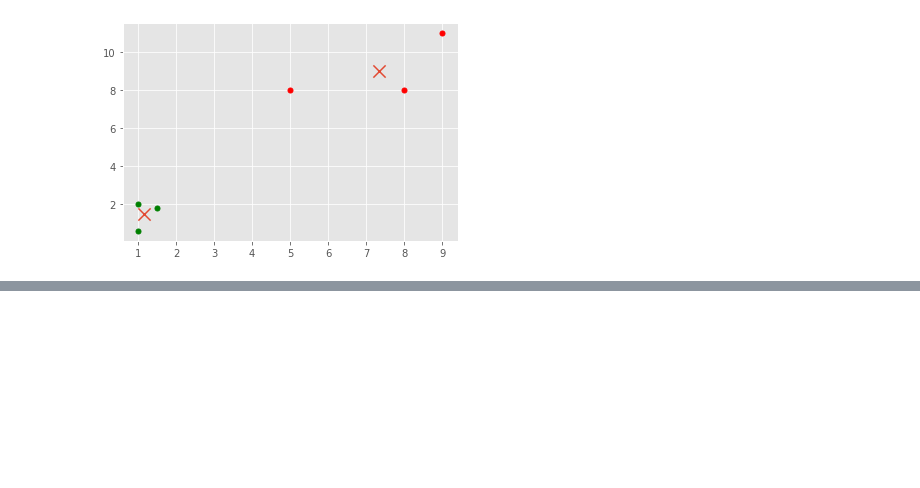
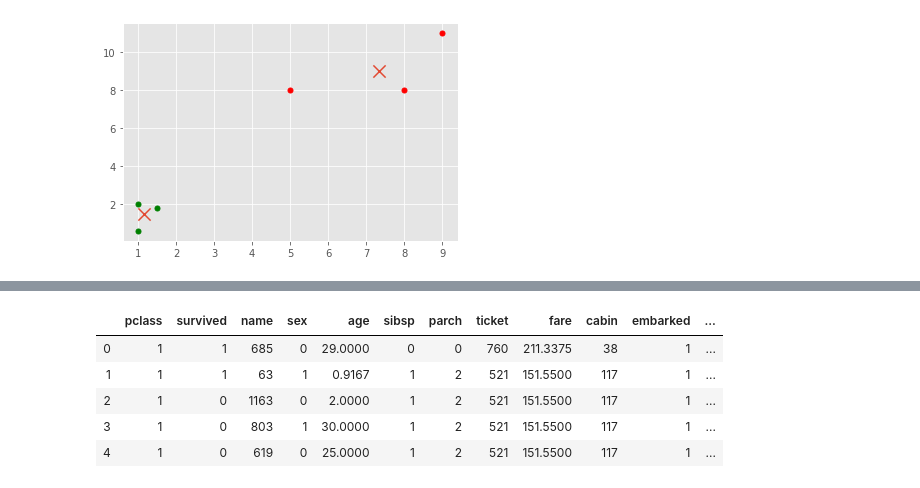
Before and after one commit to AhsanRafiqHussain/Practical-Implementation-of-ML, a Jupyter notebook: Implementation of KMeans, Clustering, K Means from scratch.ipynb, the cells around one changed output, grey strips where cells are left out. Saved outputs shown, nothing was run; the diff lists cells and outputs as text; code cells hidden in the pictures; blank space fills up the shorter version.

```diff
--- a/KMeans.ipynb
+++ b/Implementation of KMeans, Clustering, K Means from scratch.ipynb
@@ -40,0 +65,30 @@ plt.show()
+# %%
+def handle_non_numerical_data(df):
+    columns = df.columns.values
+    for column in columns:
+        text_digit_vals = {}
+        def convert_to_int(val):
+            return text_digit_vals[val]
+
+        if df[column].dtype != np.int64 and df[column].dtype != np.float64:
+            column_contents = df[column].values.tolist()
+            unique_elements = set(column_contents)
+            x = 0
+            for unique in unique_elements:
+                if unique not in text_digit_vals:
+                    text_digit_vals[unique] = x
+                    x+=1
+
+            df[column] = list(map(convert_to_int, df[column]))
+
+    return df
+# %%
+df = handle_non_numerical_data(df)
+df.head()
+# %% [output]
+|  | pclass | survived | name | sex | age | sibsp | parch | ticket | fare | cabin | embarked | ... |
+| 0 | 1 | 1 | 685 | 0 | 29.0000 | 0 | 0 | 760 | 211.3375 | 38 | 1 | ... |
+| 1 | 1 | 1 | 63 | 1 | 0.9167 | 1 | 2 | 521 | 151.5500 | 117 | 1 | ... |
+| 2 | 1 | 0 | 1163 | 0 | 2.0000 | 1 | 2 | 521 | 151.5500 | 117 | 1 | ... |
+| 3 | 1 | 0 | 803 | 1 | 30.0000 | 1 | 2 | 521 | 151.5500 | 117 | 1 | ... |
+| 4 | 1 | 0 | 619 | 0 | 25.0000 | 1 | 2 | 521 | 151.5500 | 117 | 1 | ... |
```
Also changed, not shown: parts of 13 cells of this notebook.
